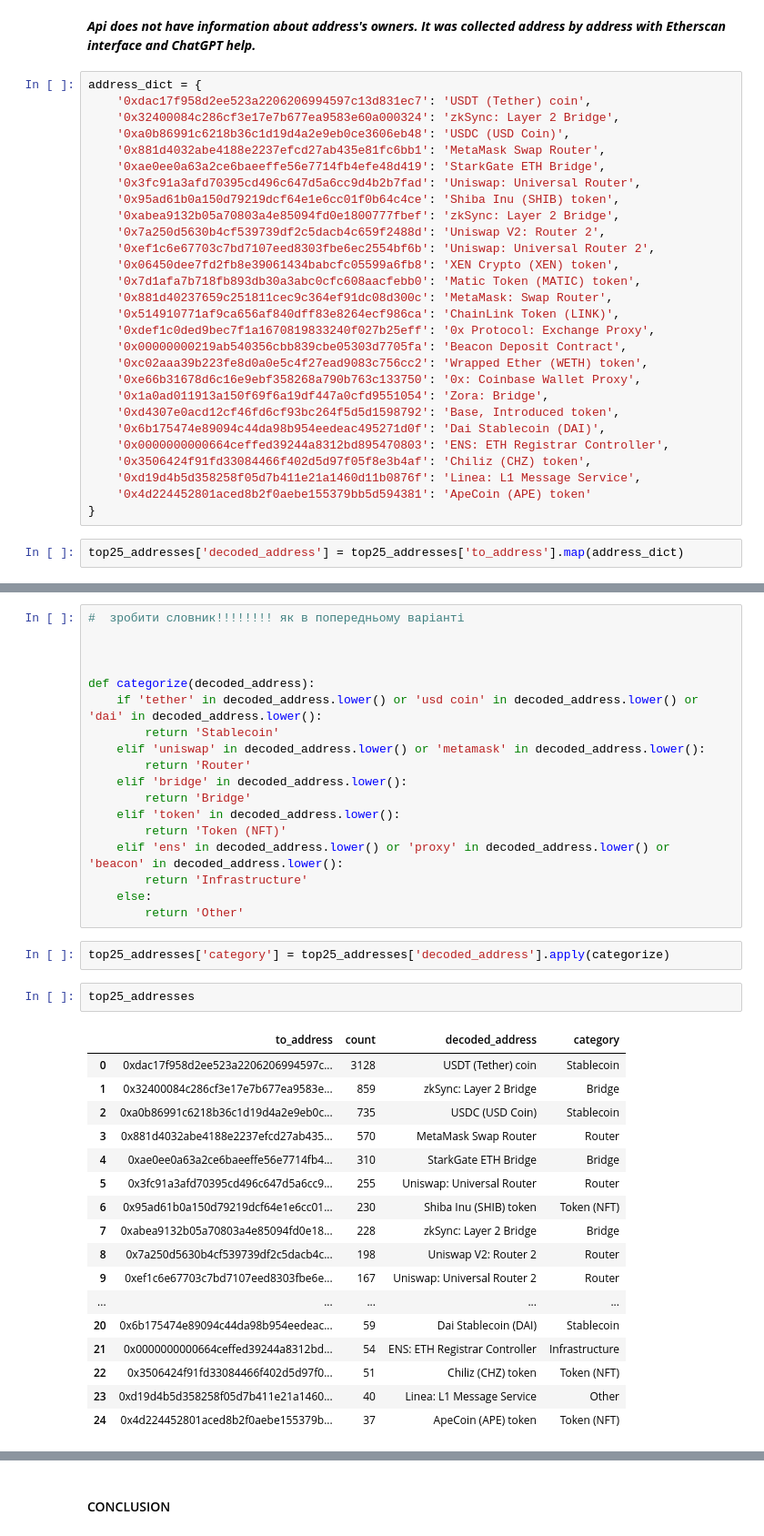
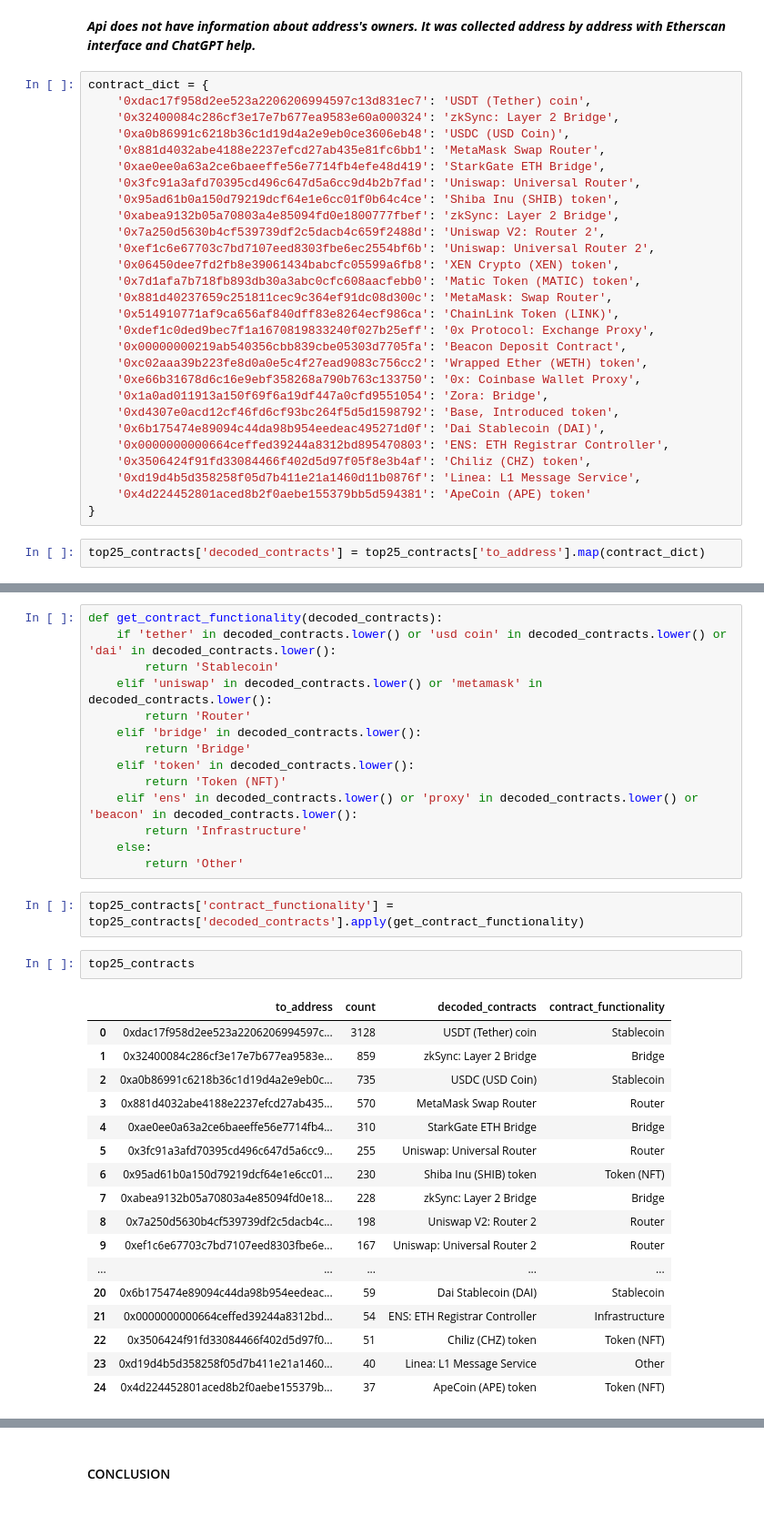
Before and after one commit to diachkina/blockchain_ethereum_project, a Jupyter notebook: ethereum_analysis.ipynb, the cells around one changed output, grey strips where cells are left out. Shown at 91% size. Saved outputs shown, nothing was run; the diff lists cells and outputs as text.

```diff
--- a/ethereum_analysis.ipynb
+++ b/ethereum_analysis.ipynb
@@ -247,7 +247,7 @@ top25_addresses.head(3)
 # %% [markdown]
 ***Api does not have information about address's owners. It was collected address by address with Etherscan interface and ChatGPT help.***
 # %%
-address_dict = {
+contract_dict = {
     '0xdac17f958d2ee523a2206206994597c13d831ec7': 'USDT (Tether) coin',
     '0x32400084c286cf3e17e7b677ea9583e60a000324': 'zkSync: Layer 2 Bridge',
     '0xa0b86991c6218b36c1d19d4a2e9eb0ce3606eb48': 'USDC (USD Coin)',
@@ -275,4 +275,4 @@ address_dict = {
     '0x4d224452801aced8b2f0aebe155379bb5d594381': 'ApeCoin (APE) token'
 }
 # %%
-top25_addresses['decoded_address'] = top25_addresses['to_address'].map(address_dict)
+top25_contracts['decoded_contracts'] = top25_contracts['to_address'].map(contract_dict)
@@ -279,27 +299,23 @@ top25_addresses['decoded_address'] = top25_addresses['to_address'].map(address_d
 # %%
-#  зробити словник!!!!!!!! як в попередньому варіанті
-
-
-
-def categorize(decoded_address):
-    if 'tether' in decoded_address.lower() or 'usd coin' in decoded_address.lower() or 'dai' in decoded_address.lower():
+def get_contract_functionality(decoded_contracts):
+    if 'tether' in decoded_contracts.lower() or 'usd coin' in decoded_contracts.lower() or 'dai' in decoded_contracts.lower():
         return 'Stablecoin'
-    elif 'uniswap' in decoded_address.lower() or 'metamask' in decoded_address.lower():
+    elif 'uniswap' in decoded_contracts.lower() or 'metamask' in decoded_contracts.lower():
         return 'Router'
-    elif 'bridge' in decoded_address.lower():
+    elif 'bridge' in decoded_contracts.lower():
         return 'Bridge'
-    elif 'token' in decoded_address.lower():
+    elif 'token' in decoded_contracts.lower():
         return 'Token (NFT)'
-    elif 'ens' in decoded_address.lower() or 'proxy' in decoded_address.lower() or 'beacon' in decoded_address.lower():
+    elif 'ens' in decoded_contracts.lower() or 'proxy' in decoded_contracts.lower() or 'beacon' in decoded_contracts.lower():
         return 'Infrastructure'
     else:
         return 'Other'
 # %%
-top25_addresses['category'] = top25_addresses['decoded_address'].apply(categorize)
+top25_contracts['contract_functionality'] = top25_contracts['decoded_contracts'].apply(get_contract_functionality)
 # %%
-top25_addresses
+top25_contracts
 # %% [output]
-|  | to_address | count | decoded_address | category |
+|  | to_address | count | decoded_contracts | contract_functionality |
 | 0 | 0xdac17f958d2ee523a2206206994597c... | 3128 | USDT (Tether) coin | Stablecoin |
 | 1 | 0x32400084c286cf3e17e7b677ea9583e... | 859 | zkSync: Layer 2 Bridge | Bridge |
 | 2 | 0xa0b86991c6218b36c1d19d4a2e9eb0c... | 735 | USDC (USD Coin) | Stablecoin |
```
Also changed, not shown: parts of 6 cells of this notebook.
